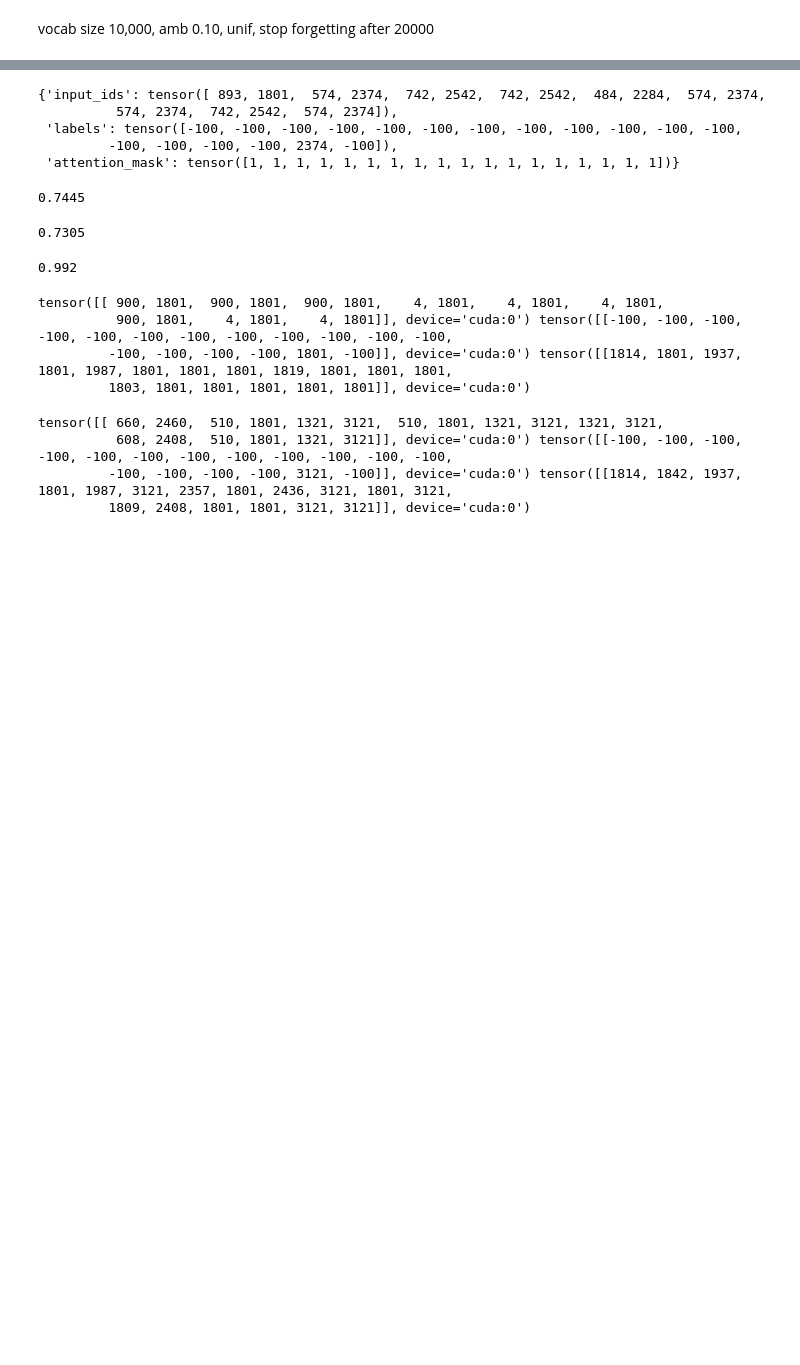
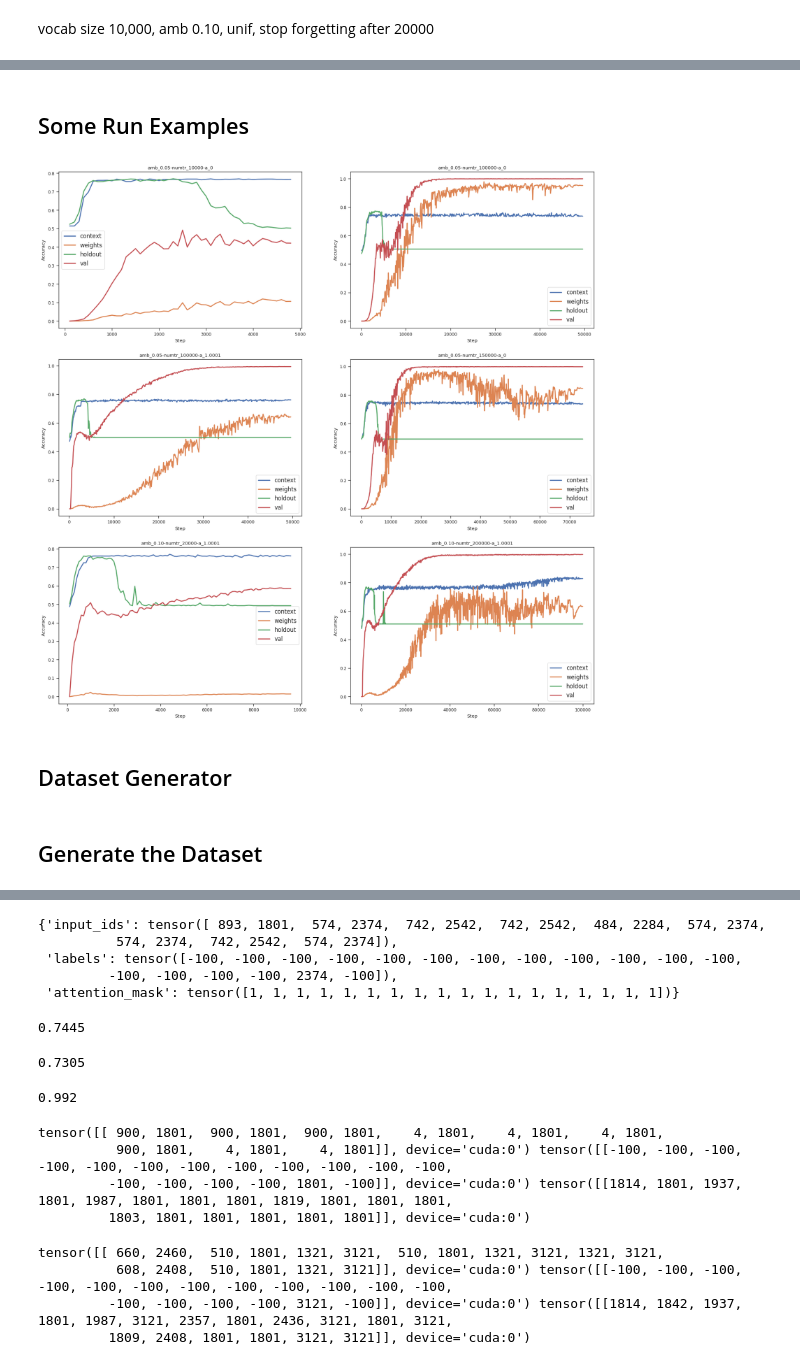
Before and after one commit to surajK610/curriculum_learning, a Jupyter notebook: src/notebooks/toy_model_ar.ipynb, the cells around one changed output, grey strips where cells are left out. Cells and saved outputs as stored; diff of their text form; code cells hidden in the pictures; blank space fills up the shorter version.

```diff
--- a/src/notebooks/toy_model_ar.ipynb
+++ b/src/notebooks/toy_model_ar.ipynb
@@ -70,3 +74,25 @@ from tqdm import tqdm
+# %% [markdown]
+## Some Run Examples
+# %%
+fig, axes = plt.subplots(nrows=3, ncols=2, figsize=(20, 20))
+axes = axes.flatten()
+
+for ax, dir in zip(axes, os.listdir('../../outputs/toy_model_ar')[:-3]):
+    metrics_path = os.path.join('../../outputs/toy_model_ar', dir, 'hist.csv')
+    metrics = pd.read_csv(metrics_path)[['context','weights','holdout','val']]
+    for c in metrics.columns:
+        ax.plot(range(100, 100*len(metrics)+100, 100), metrics[c], label=c)
+    ax.legend(fontsize=12)
+    ax.set_title(dir)
+    ax.set_xlabel('Step')
+    ax.set_ylabel('Accuracy')
+
+# plt.title('Associative Recall Task (like Chan)', fontsize=18)
+plt.show()
+# %% [output]
+[figure, added]
+# %% [markdown]
+## Dataset Generator
 # %%
 
 torch.manual_seed(42)
@@ -318,5 +347,7 @@ class CustomSequenceDataset(Dataset):
             'labels': torch.tensor(item['labels'], dtype=torch.long),
             'attention_mask': torch.tensor(item['attention_mask'], dtype=torch.long)
         }
+# %% [markdown]
+## Generate the Dataset
 # %%
 # Initialize the vocabulary generator
```
Also changed, not shown: parts of 58 cells of this notebook, 5 other files.
